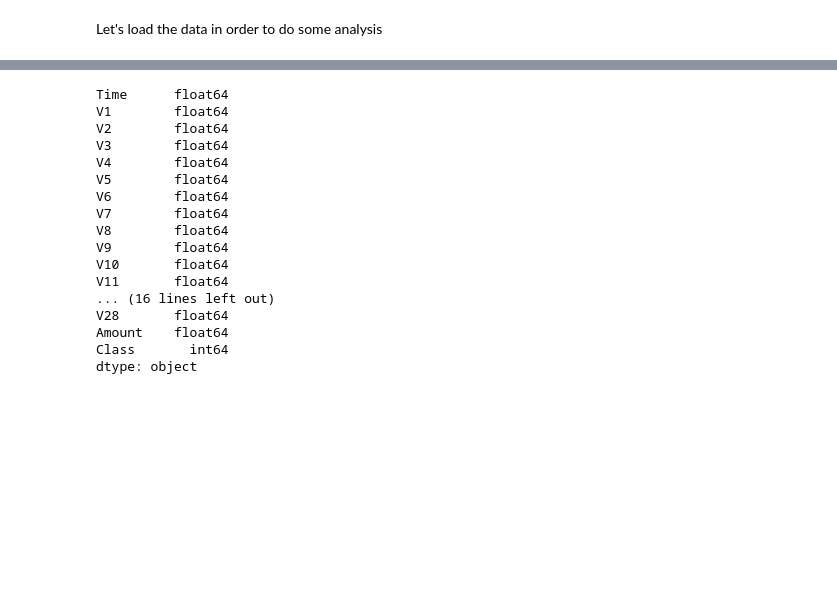
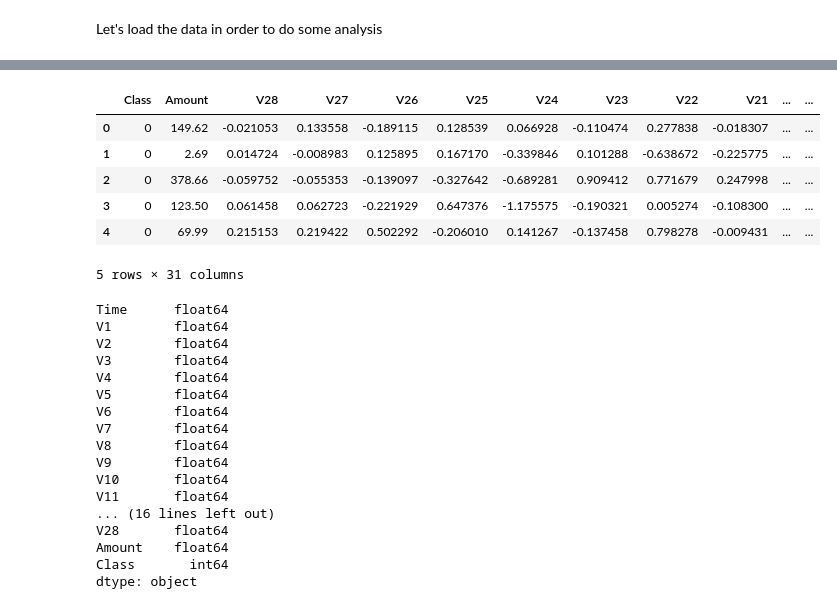
Before and after one commit to NekuSakuraba/machine-learning, a Jupyter notebook: projects/capstone/project/Project Development.ipynb, the cells around one changed output, grey strips where cells are left out. Cells and saved outputs as stored; diff of their text form; code cells hidden in the pictures; blank space fills up the shorter version.

```diff
--- a/projects/capstone/project/Project Development.ipynb
+++ b/projects/capstone/project/Project Development.ipynb
@@ -45,3 +36,13 @@ df[:].head()
+# %%
+df[df.columns[::-1]].head()
+# %% [output]
+|  | Class | Amount | V28 | V27 | V26 | V25 | V24 | V23 | V22 | V21 | ... | ... |
+| 0 | 0 | 149.62 | -0.021053 | 0.133558 | -0.189115 | 0.128539 | 0.066928 | -0.110474 | 0.277838 | -0.018307 | ... | ... |
+| 1 | 0 | 2.69 | 0.014724 | -0.008983 | 0.125895 | 0.167170 | -0.339846 | 0.101288 | -0.638672 | -0.225775 | ... | ... |
+| 2 | 0 | 378.66 | -0.059752 | -0.055353 | -0.139097 | -0.327642 | -0.689281 | 0.909412 | 0.771679 | 0.247998 | ... | ... |
+| 3 | 0 | 123.50 | 0.061458 | 0.062723 | -0.221929 | 0.647376 | -1.175575 | -0.190321 | 0.005274 | -0.108300 | ... | ... |
+| 4 | 0 | 69.99 | 0.215153 | 0.219422 | 0.502292 | -0.206010 | 0.141267 | -0.137458 | 0.798278 | -0.009431 | ... | ... |
+5 rows × 31 columns
 # %%
 df.dtypes
 # %% [output]
```
Also changed, not shown: parts of 47 cells of this notebook, 2 other files.
